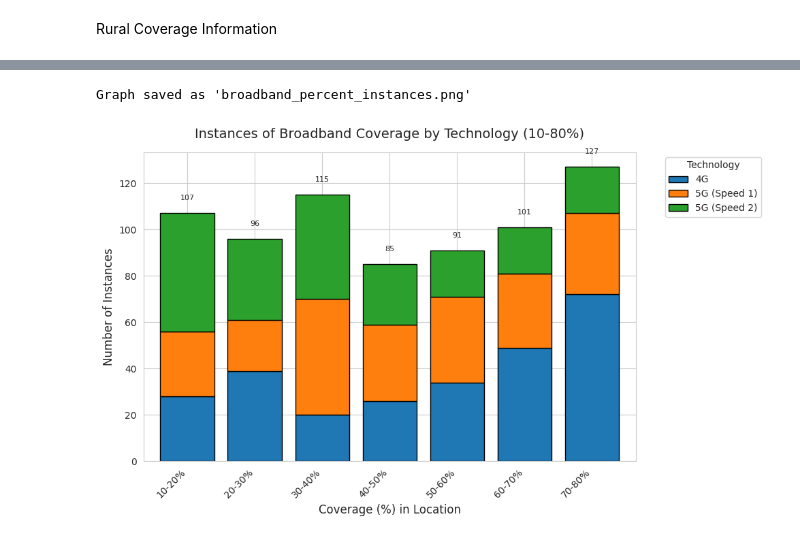
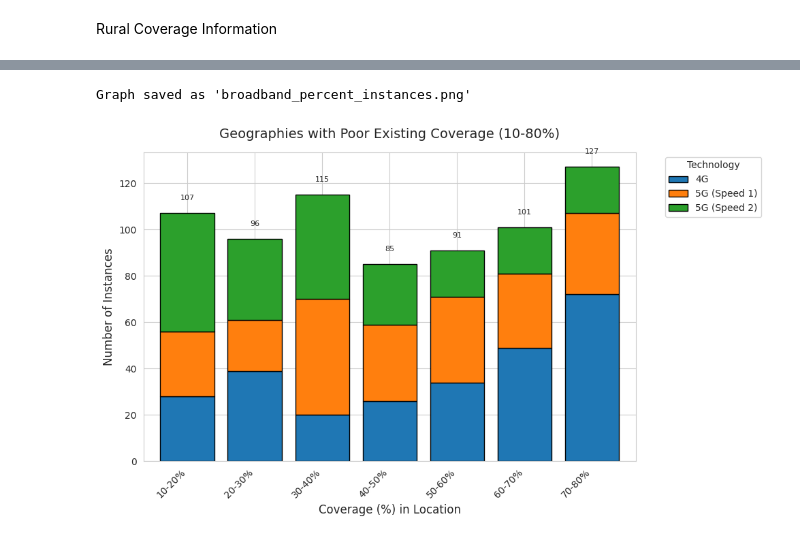
Before and after one commit to ColemanCochran/California-Broadband-Visuals-Stats, a Jupyter notebook: stats.ipynb, the cells around one changed output, grey strips where cells are left out. Cells and saved outputs as stored; diff of their text form; code cells hidden in the pictures.

```diff
--- a/stats.ipynb
+++ b/stats.ipynb
@@ -119,7 +125,7 @@ import matplotlib.pyplot as plt
 import seaborn as sns
 
 # Load the CSV file
-file_path = "/files/SpaceX_Project/data/California_Broadband_Summary.csv"
+file_path = "/files/spacex_project/data/California_Broadband_Summary.csv"
 df = pd.read_csv(file_path)
 
 # Define all broadband coverage columns
@@ -166,7 +172,7 @@ for i, v in enumerate(coverage_means.values):
 plt.tight_layout()
 
 # Save the figure as an image
-plt.savefig('/files/SpaceX_Project/png/avg_broadband_by_type.png', dpi=300, bbox_inches='tight')
+plt.savefig('/files/spacex_project/png/avg_broadband_by_type.png', dpi=300, bbox_inches='tight')
 print("Graph saved as 'avg_broadband_by_type.png'")
 
 
@@ -177,7 +183,7 @@ plt.figure(figsize=(12, 6))
 coverage_by_area_type.plot(kind="bar", width=0.8, colormap="coolwarm", ax=plt.gca())
 plt.xlabel("Area Data Type", fontsize=12)
 plt.ylabel("Average Coverage (%)", fontsize=12)
-plt.title("Broadband Coverage by Area Data Type", fontsize=14, pad=15)
+plt.title("Average Broadband Coverage by Area Data Type", fontsize=14, pad=15)
 plt.ylim(0, 100)
 plt.xticks(rotation=0)
 
@@ -193,7 +199,7 @@ plt.legend(
 plt.tight_layout()
 
 # Save the figure as an image
-plt.savefig('/files/SpaceX_Project/png/coverage_by_area.png', dpi=300, bbox_inches='tight')
+plt.savefig('/files/spacex_project/png/coverage_by_area.png', dpi=300, bbox_inches='tight')
 print("Graph saved as 'coverage_by_area.png'")
 
 plt.show()
@@ -208,7 +214,7 @@ import matplotlib.pyplot as plt
 import numpy as np
 
 # Load the CSV file
-file_path = "/files/SpaceX_Project/data/California_Broadband_Summary.csv"
+file_path = "/files/spacex_project/data/California_Broadband_Summary.csv"
 df = pd.read_csv(file_path)
 
 # Define coverage columns
@@ -234,33 +240,33 @@ for col in coverage_cols:
     hist, _ = np.histogram(df_filtered[col].dropna(), bins=bins)
     hist_data[col] = hist
 
 # Create DataFrame for plotting
 hist_df = pd.DataFrame(hist_data, index=bin_labels)
 hist_df.columns = ['4G', '5G (Speed 1)', '5G (Speed 2)']
 
 # Create stacked bar chart
 plt.figure(figsize=(10, 6))
 hist_df.plot(kind='bar', stacked=True, width=0.8, color=['#1f77b4', '#ff7f0e', '#2ca02c', '#d62728'], edgecolor='black', ax=plt.gca())
 
 # Customize the plot
 plt.xlabel("Coverage (%) in Location", fontsize=12)
 plt.ylabel("Number of Instances", fontsize=12)
-plt.title("Instances of Broadband Coverage by Technology (10-80%)", fontsize=14, pad=15)
+plt.title("Geographies with Poor Existing Coverage (10-80%)", fontsize=14, pad=15)
 plt.xticks(rotation=45, ha='right')
 plt.legend(title="Technology", bbox_to_anchor=(1.05, 1), loc='upper left')
 
 # Add total count labels on top of each stack
 for i in range(len(hist_df)):
     total = hist_df.iloc[i].sum()
     plt.text(i, total + 5, f'{int(total)}', ha='center', va='bottom', fontsize=8)
 
 plt.tight_layout()
 
 # Save the figure as an image
-plt.savefig('/files/SpaceX_Project/png/broadband_percent_instances.png', dpi=300, bbox_inches='tight')
+plt.savefig('/files/spacex_project/png/broadband_percent_instances.png', dpi=300, bbox_inches='tight')
 print("Graph saved as 'broadband_percent_instances.png'")
 
 plt.show()
 # %% [output]
 Graph saved as 'broadband_percent_instances.png'
-[figure, old version]
+[figure, new version]
```
Also changed, not shown: parts of 6 cells of this notebook, 10 other files.
